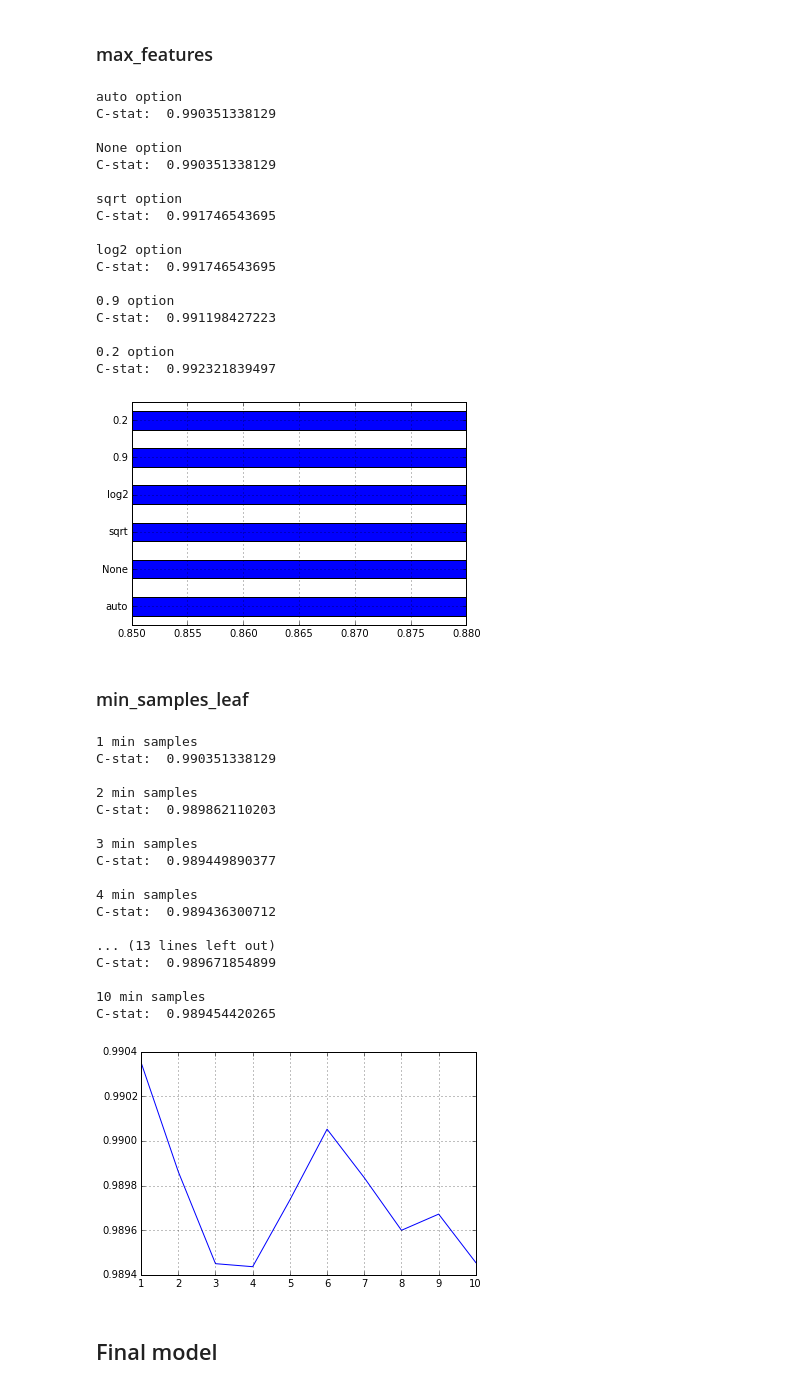
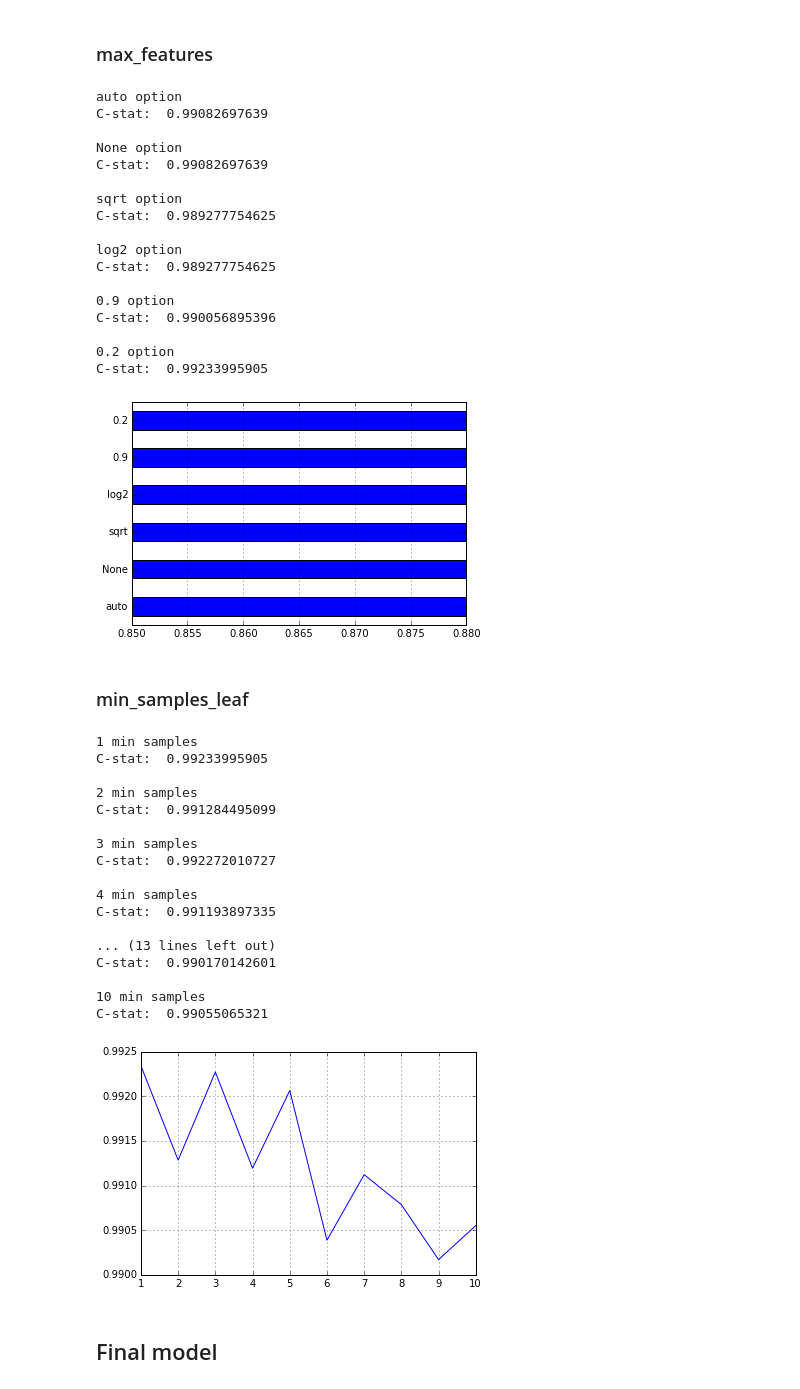
Before and after one commit to srksai/MyGitHub, a Jupyter notebook: BreastCancerPrediction_Sai.ipynb, the cells around one changed output. Drawn from its saved outputs; the diff is of its cells as text; code cells hidden in the pictures.

```diff
--- a/BreastCancerPrediction_Sai.ipynb
+++ b/BreastCancerPrediction_Sai.ipynb
@@ -250,7 +257,7 @@ results = []
 max_features_options = ["auto", None, "sqrt", "log2", 0.9, 0.2]
 
 for max_features in max_features_options:
-    model = RandomForestRegressor(n_estimators=1000, oob_score=True, n_jobs=-1, random_state=42, max_features=max_features)
+    model = RandomForestRegressor(n_estimators=100, oob_score=True, n_jobs=-1, random_state=42, max_features=max_features)
     model.fit(X, y)
     print max_features, "option"
     roc = roc_auc_score(y, model.oob_prediction_)
@@ -261,63 +268,63 @@ for max_features in max_features_options:
 pd.Series(results, max_features_options).plot(kind="barh", xlim=(.85,.88));
 # %% [output]
 auto option
-C-stat:  0.990351338129
+C-stat:  0.99082697639
 
 None option
-C-stat:  0.990351338129
+C-stat:  0.99082697639
 
 sqrt option
-C-stat:  0.991746543695
+C-stat:  0.989277754625
 
 log2 option
-C-stat:  0.991746543695
+C-stat:  0.989277754625
 
 0.9 option
-C-stat:  0.991198427223
+C-stat:  0.990056895396
 
 0.2 option
-C-stat:  0.992321839497
+C-stat:  0.99233995905
 [figure]
 # %% [markdown]
 ### min_samples_leaf
 # %%
 results = []
 min_samples_leaf_options = [1, 2, 3, 4, 5, 6, 7, 8, 9, 10]
 
 for min_samples in min_samples_leaf_options:
-    model = RandomForestRegressor(n_estimators=1000,
+    model = RandomForestRegressor(n_estimators=100,
                                   oob_score=True,
                                   n_jobs=-1,
                                   random_state=42,
-                                  max_features="auto",
+                                  max_features=0.2,
                                   min_samples_leaf=min_samples)
     model.fit(X, y)
     print min_samples, "min samples"
     roc = roc_auc_score(y, model.oob_prediction_)
     print "C-stat: ", roc
     results.append(roc)
     print ""
 
 pd.Series(results, min_samples_leaf_options).plot();
 # %% [output]
 1 min samples
-C-stat:  0.990351338129
+C-stat:  0.99233995905
 
 2 min samples
-C-stat:  0.989862110203
+C-stat:  0.991284495099
 
 3 min samples
-C-stat:  0.989449890377
+C-stat:  0.992272010727
 
 4 min samples
-C-stat:  0.989436300712
+C-stat:  0.991193897335
 
 ... (13 lines left out)
-C-stat:  0.989671854899
+C-stat:  0.990170142601
 
 10 min samples
-C-stat:  0.989454420265
+C-stat:  0.99055065321
-[figure, old version]
+[figure, new version]
 # %% [markdown]
 ## Final model
 # %%
```
Also changed, not shown: parts of 4 cells of this notebook, 1 other file.
